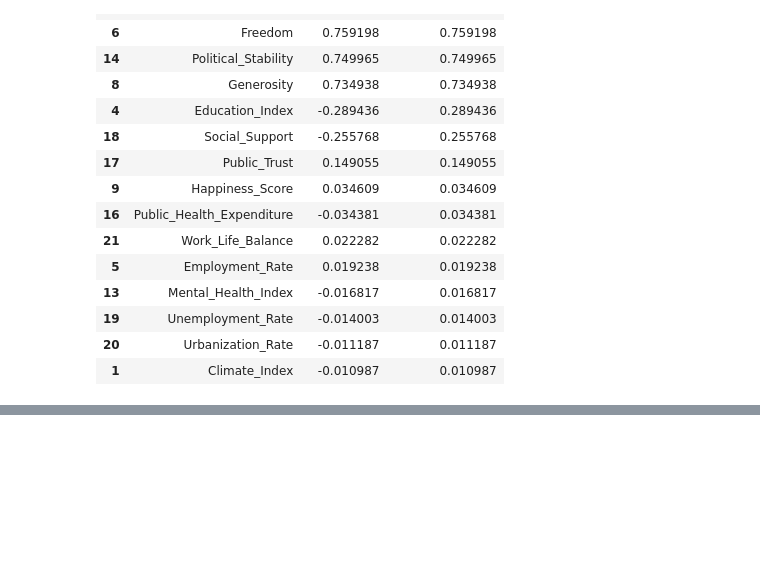
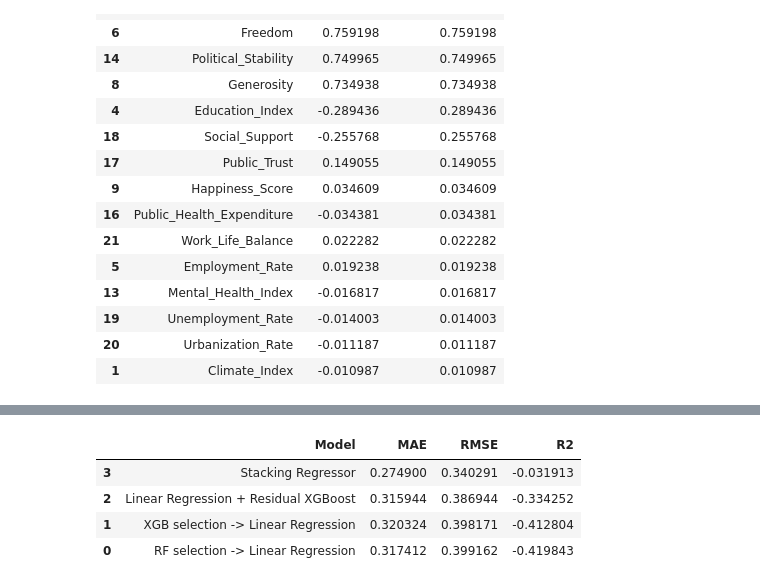
Before and after one commit to mateidiana/WellBeingModelling, a Jupyter notebook: notebooks/hybrid_models/03_4_hybrid_models_world_happiness.ipynb, the cells around one changed output, grey strips where cells are left out. Cells and saved outputs as stored; diff of their text form; code cells hidden in the pictures; blank space fills up the shorter version.

Commit message:
add fourth hybrid model and comparison for world happiness report dataset

```diff
--- a/notebooks/hybrid_models/03_4_hybrid_models_world_happiness.ipynb
+++ b/notebooks/hybrid_models/03_4_hybrid_models_world_happiness.ipynb
@@ -344,0 +395,39 @@ coef_df_residual_base.sort_values("Abs_Coefficient", ascending=False).head(15)
+# %%
+# Compare all hybrid models on the test set
+# - Lower MAE and RMSE are better
+# - Higher R2 is better
+
+results = pd.DataFrame([
+    {
+        "Model": "RF selection -> Linear Regression",
+        "MAE": mean_absolute_error(y_test, y_pred_hybrid1),
+        "RMSE": np.sqrt(mean_squared_error(y_test, y_pred_hybrid1)),
+        "R2": r2_score(y_test, y_pred_hybrid1),
+    },
+    {
+        "Model": "XGB selection -> Linear Regression",
+        "MAE": mean_absolute_error(y_test, y_pred_hybrid2),
+        "RMSE": np.sqrt(mean_squared_error(y_test, y_pred_hybrid2)),
+        "R2": r2_score(y_test, y_pred_hybrid2),
+    },
+    {
+        "Model": "Linear Regression + Residual XGBoost",
+        "MAE": mean_absolute_error(y_test, y_pred_hybrid3),
+        "RMSE": np.sqrt(mean_squared_error(y_test, y_pred_hybrid3)),
+        "R2": r2_score(y_test, y_pred_hybrid3),
+    },
+    {
+        "Model": "Stacking Regressor",
+        "MAE": mean_absolute_error(y_test, y_pred_stack),
+        "RMSE": np.sqrt(mean_squared_error(y_test, y_pred_stack)),
+        "R2": r2_score(y_test, y_pred_stack),
+    }
+])
+
+results.sort_values("R2", ascending=False)
+# %% [output]
+|  | Model | MAE | RMSE | R2 |
+| 3 | Stacking Regressor | 0.274900 | 0.340291 | -0.031913 |
+| 2 | Linear Regression + Residual XGBoost | 0.315944 | 0.386944 | -0.334252 |
+| 1 | XGB selection -> Linear Regression | 0.320324 | 0.398171 | -0.412804 |
+| 0 | RF selection -> Linear Regression | 0.317412 | 0.399162 | -0.419843 |
```
Also changed, not shown: parts of 3 cells of this notebook.
